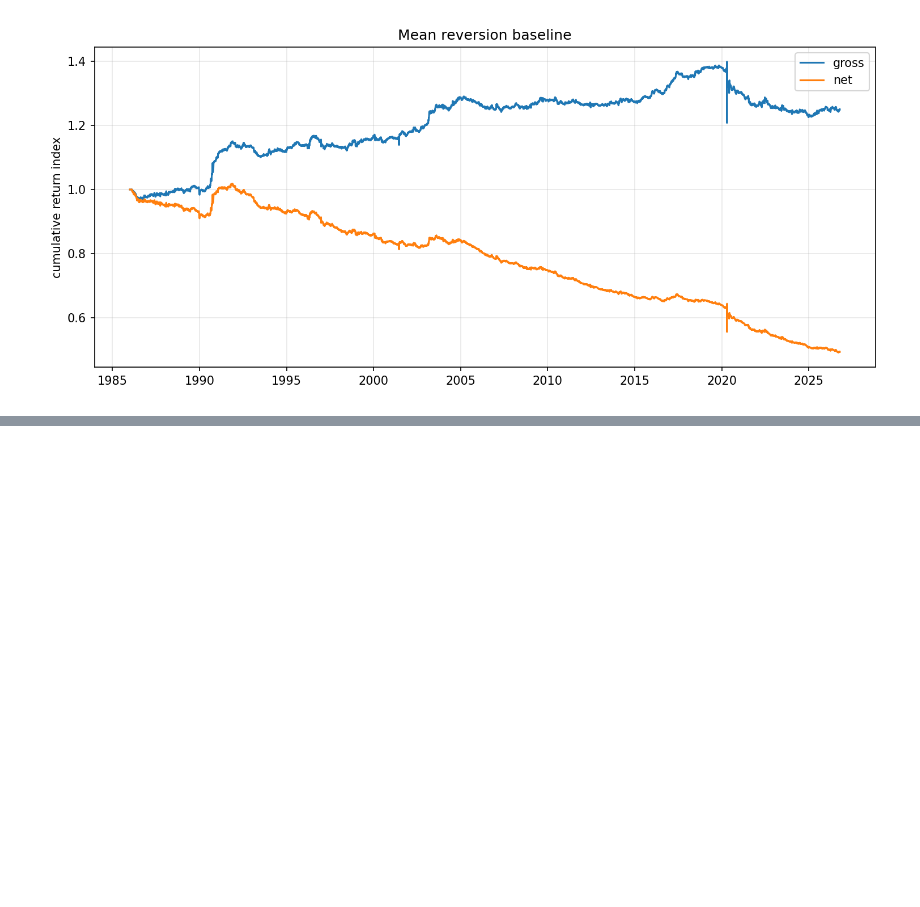
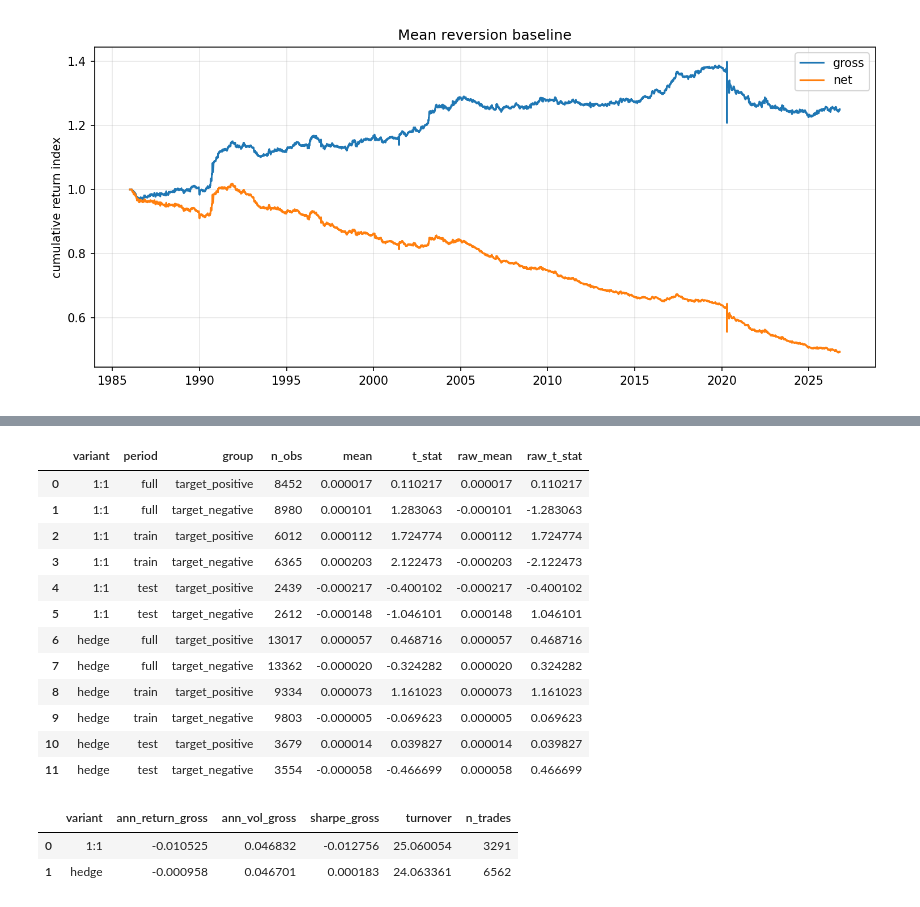
Before and after one commit to TianTian20021211/SystematicTradingCourse, a Jupyter notebook: notebooks/03_mean_reversion.ipynb, the cells around one changed output, grey strips where cells are left out. Saved outputs shown, nothing was run; the diff lists cells and outputs as text; code cells hidden in the pictures; blank space fills up the shorter version.

```diff
--- a/notebooks/03_mean_reversion.ipynb
+++ b/notebooks/03_mean_reversion.ipynb
@@ -276,0 +336,21 @@ C2 additive index、dollar z、L=20、weekly、1:1、5 bps、settlement fill。
+# %%
+zero_cost = backtest.BacktestConfig(cost_bps_per_leg=0.0)
+test_zero = backtest.BacktestConfig(cost_bps_per_leg=0.0, start_date="2016-01-01")
+full_1_0 = backtest.run_backtest(bt["spread"], bt["contract"], targets, zero_cost, mark_state=mark)
+test_1_0 = backtest.run_backtest(bt["spread"], bt["contract"], targets, test_zero, mark_state=mark)
+hedge_full_0 = backtest.run_backtest(bt["spread"], bt["contract"], hedge_targets, zero_cost, mark_state=mark)
+hedge_test_0 = backtest.run_backtest(bt["spread"], bt["contract"], hedge_targets, test_zero, mark_state=mark)
+
+hedge_summary = pd.concat(
+    [
+        metrics.summarize(full_1_0).assign(variant="1:1", period="full"),
+        metrics.summarize(full_1_0, end="2015-12-31").assign(variant="1:1", period="train"),
+        metrics.summarize(test_1_0).assign(variant="1:1", period="test"),
+        metrics.summarize(hedge_full_0).assign(variant="hedge", period="full"),
+        metrics.summarize(hedge_full_0, end="2015-12-31").assign(variant="hedge", period="train"),
+        metrics.summarize(hedge_test_0).assign(variant="hedge", period="test"),
+    ],
+    ignore_index=True,
+)
+hedge_summary.to_csv("output/mean_reversion_hedge_summary.csv", index=False)
+display(hedge_summary[["variant", "period", "ann_return_gross", "ann_vol_gross", "sharpe_gross", "max_drawdown_net", "turnover", "n_trades"]])
@@ -276,0 +365,51 @@ C2 additive index、dollar z、L=20、weekly、1:1、5 bps、settlement fill。
+# %%
+hedge_cond = pd.concat(
+    [
+        metrics.conditional_mean(full_1_0, sig, bootstrap=500).assign(variant="1:1", period="full"),
+        metrics.conditional_mean(metrics._slice(full_1_0, None, "2015-12-31"), sig, bootstrap=500).assign(variant="1:1", period="train"),
+        metrics.conditional_mean(test_1_0, sig, bootstrap=500).assign(variant="1:1", period="test"),
+        metrics.conditional_mean(hedge_full_0, hedge_sig, bootstrap=500).assign(variant="hedge", period="full"),
+        metrics.conditional_mean(metrics._slice(hedge_full_0, None, "2015-12-31"), hedge_sig, bootstrap=500).assign(variant="hedge", period="train"),
+        metrics.conditional_mean(hedge_test_0, hedge_sig, bootstrap=500).assign(variant="hedge", period="test"),
+    ],
+    ignore_index=True,
+)
+hedge_cond.to_csv("output/mean_reversion_hedge_conditional_mean.csv", index=False)
+display(hedge_cond[["variant", "period", "group", "n_obs", "mean", "t_stat", "raw_mean", "raw_t_stat"]])
+# %% [output]
+|  | variant | period | group | n_obs | mean | t_stat | raw_mean | raw_t_stat |
+| 0 | 1:1 | full | target_positive | 8452 | 0.000017 | 0.110217 | 0.000017 | 0.110217 |
+| 1 | 1:1 | full | target_negative | 8980 | 0.000101 | 1.283063 | -0.000101 | -1.283063 |
+| 2 | 1:1 | train | target_positive | 6012 | 0.000112 | 1.724774 | 0.000112 | 1.724774 |
+| 3 | 1:1 | train | target_negative | 6365 | 0.000203 | 2.122473 | -0.000203 | -2.122473 |
+| 4 | 1:1 | test | target_positive | 2439 | -0.000217 | -0.400102 | -0.000217 | -0.400102 |
+| 5 | 1:1 | test | target_negative | 2612 | -0.000148 | -1.046101 | 0.000148 | 1.046101 |
+| 6 | hedge | full | target_positive | 13017 | 0.000057 | 0.468716 | 0.000057 | 0.468716 |
+| 7 | hedge | full | target_negative | 13362 | -0.000020 | -0.324282 | 0.000020 | 0.324282 |
+| 8 | hedge | train | target_positive | 9334 | 0.000073 | 1.161023 | 0.000073 | 1.161023 |
+| 9 | hedge | train | target_negative | 9803 | -0.000005 | -0.069623 | 0.000005 | 0.069623 |
+| 10 | hedge | test | target_positive | 3679 | 0.000014 | 0.039827 | 0.000014 | 0.039827 |
+| 11 | hedge | test | target_negative | 3554 | -0.000058 | -0.466699 | 0.000058 | 0.466699 |
+# %%
+e_sig_1_0 = sig.loc[sig["root"].isin(energy_roots)].copy()
+e_sig_h = hedge_sig.loc[hedge_sig["root"].isin(energy_roots)].copy()
+e_targets_1_0 = backtest.build_target_legs(e_sig_1_0, e_spread)
+e_targets_h = backtest.build_target_legs(e_sig_h, e_spread)
+energy_cfg = backtest.BacktestConfig(
+    cost_bps_per_leg=0.0, start_date="1992-01-01", end_date="2013-12-31"
+)
+energy_1_0 = backtest.run_backtest(e_spread, e_contract, e_targets_1_0, energy_cfg, mark_state=e_mark)
+energy_h_0 = backtest.run_backtest(e_spread, e_contract, e_targets_h, energy_cfg, mark_state=e_mark)
+energy_compare = pd.concat(
+    [
+        metrics.summarize(energy_1_0).assign(variant="1:1"),
+        metrics.summarize(energy_h_0).assign(variant="hedge"),
+    ],
+    ignore_index=True,
+)
+energy_compare.to_csv("output/mean_reversion_hedge_energy.csv", index=False)
+display(energy_compare[["variant", "ann_return_gross", "ann_vol_gross", "sharpe_gross", "turnover", "n_trades"]])
+# %% [output]
+|  | variant | ann_return_gross | ann_vol_gross | sharpe_gross | turnover | n_trades |
+| 0 | 1:1 | -0.010525 | 0.046832 | -0.012756 | 25.060054 | 3291 |
+| 1 | hedge | -0.000958 | 0.046701 | 0.000183 | 24.063361 | 6562 |
```
Also changed, not shown: parts of 7 cells of this notebook, 2 other files.
